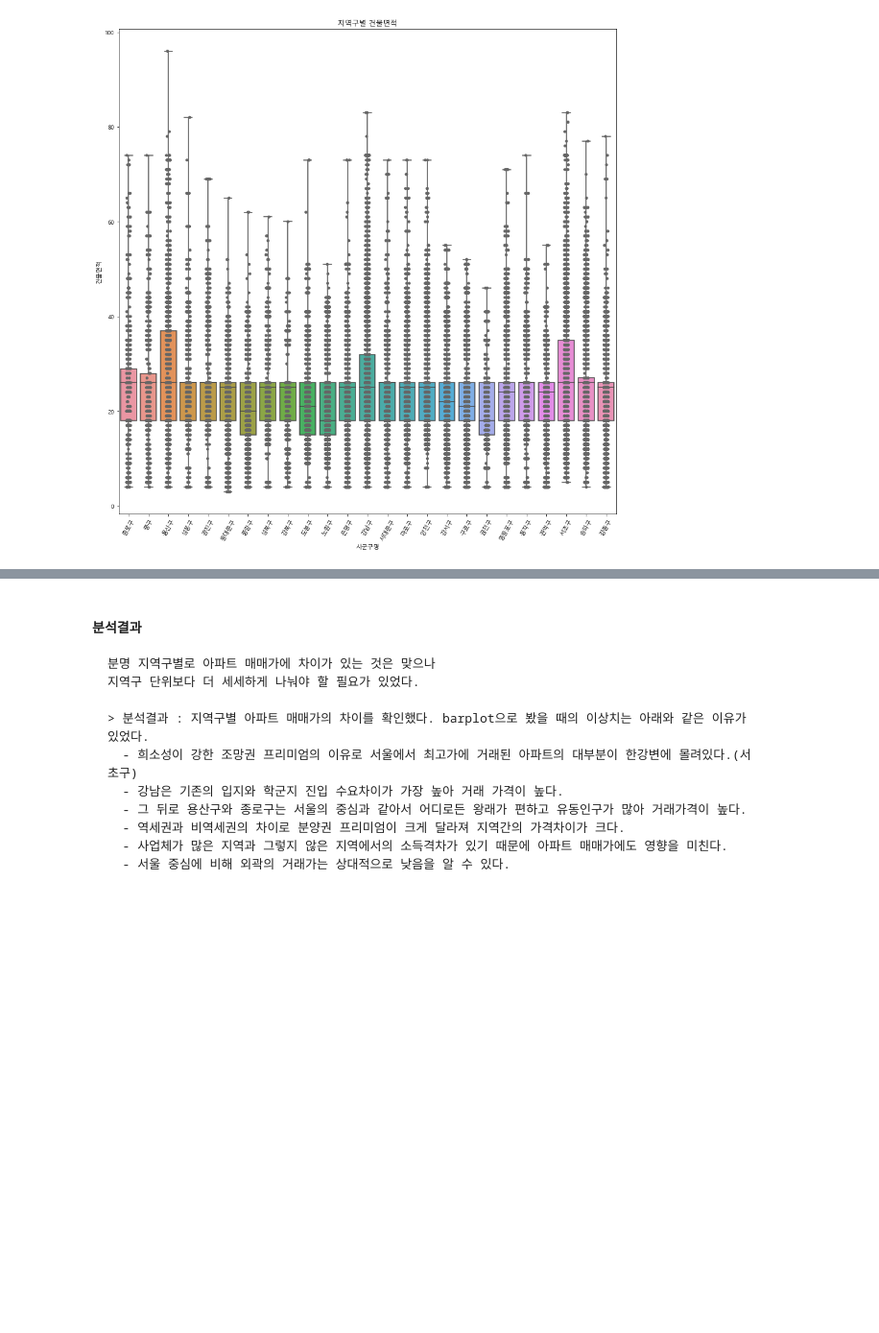
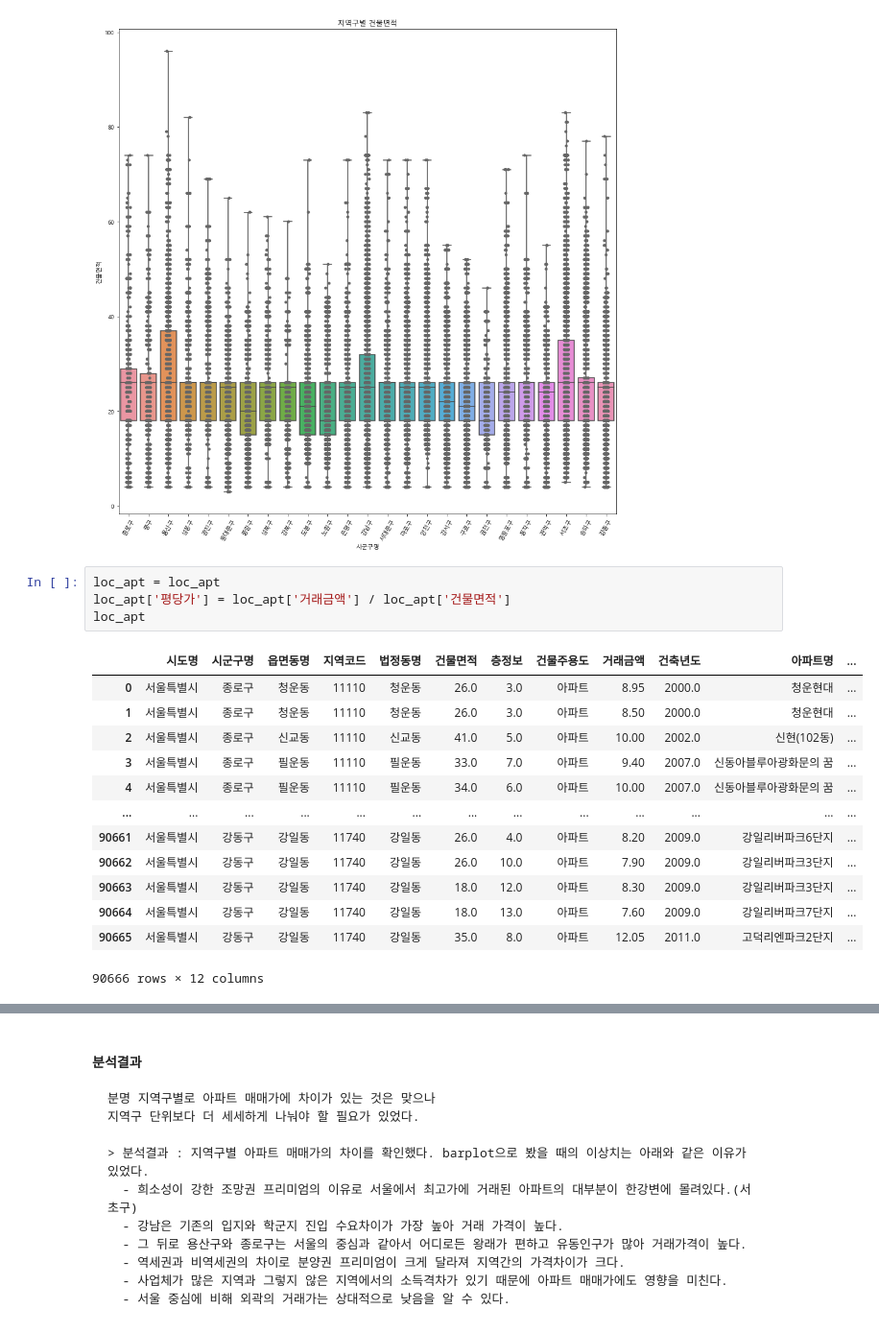
Before and after one commit to owenyi/encore-ai, a Jupyter notebook: PJT/pr02/pr02.ipynb, the cells around one changed output, grey strips where cells are left out. Shown at 96% size. Saved outputs shown, nothing was run; the diff lists cells and outputs as text; blank space fills up the shorter version.

```diff
--- a/PJT/pr02/pr02.ipynb
+++ b/PJT/pr02/pr02.ipynb
@@ -504,6 +542,24 @@ sns.stripplot(x='시군구명', y='건물면적', data=loc_apt, jitter=True, col
 plt.show()
 # %% [output]
 [figure]
+# %%
+loc_apt = loc_apt
+loc_apt['평당가'] = loc_apt['거래금액'] / loc_apt['건물면적']
+loc_apt
+# %% [output]
+|  | 시도명 | 시군구명 | 읍면동명 | 지역코드 | 법정동명 | 건물면적 | 층정보 | 건물주용도 | 거래금액 | 건축년도 | 아파트명 | ... |
+| 0 | 서울특별시 | 종로구 | 청운동 | 11110 | 청운동 | 26.0 | 3.0 | 아파트 | 8.95 | 2000.0 | 청운현대 | ... |
+| 1 | 서울특별시 | 종로구 | 청운동 | 11110 | 청운동 | 26.0 | 3.0 | 아파트 | 8.50 | 2000.0 | 청운현대 | ... |
+| 2 | 서울특별시 | 종로구 | 신교동 | 11110 | 신교동 | 41.0 | 5.0 | 아파트 | 10.00 | 2002.0 | 신현(102동) | ... |
+| 3 | 서울특별시 | 종로구 | 필운동 | 11110 | 필운동 | 33.0 | 7.0 | 아파트 | 9.40 | 2007.0 | 신동아블루아광화문의 꿈 | ... |
+| 4 | 서울특별시 | 종로구 | 필운동 | 11110 | 필운동 | 34.0 | 6.0 | 아파트 | 10.00 | 2007.0 | 신동아블루아광화문의 꿈 | ... |
+| ... | ... | ... | ... | ... | ... | ... | ... | ... | ... | ... | ... | ... |
+| 90661 | 서울특별시 | 강동구 | 강일동 | 11740 | 강일동 | 26.0 | 4.0 | 아파트 | 8.20 | 2009.0 | 강일리버파크6단지 | ... |
+| 90662 | 서울특별시 | 강동구 | 강일동 | 11740 | 강일동 | 26.0 | 10.0 | 아파트 | 7.90 | 2009.0 | 강일리버파크3단지 | ... |
+| 90663 | 서울특별시 | 강동구 | 강일동 | 11740 | 강일동 | 18.0 | 12.0 | 아파트 | 8.30 | 2009.0 | 강일리버파크3단지 | ... |
+| 90664 | 서울특별시 | 강동구 | 강일동 | 11740 | 강일동 | 18.0 | 13.0 | 아파트 | 7.60 | 2009.0 | 강일리버파크7단지 | ... |
+| 90665 | 서울특별시 | 강동구 | 강일동 | 11740 | 강일동 | 35.0 | 8.0 | 아파트 | 12.05 | 2011.0 | 고덕리엔파크2단지 | ... |
+90666 rows × 12 columns
 # %%
 plt.figure(figsize=(15, 15))
 plt.xticks(rotation=60)
```
Also changed, not shown: parts of 16 cells of this notebook.
